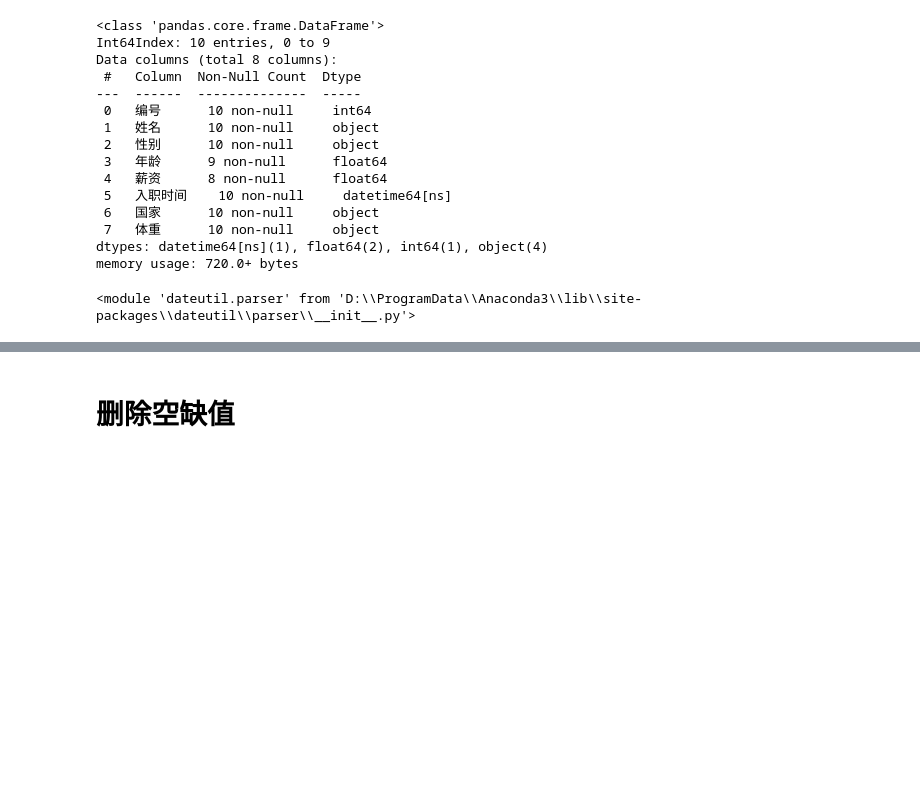
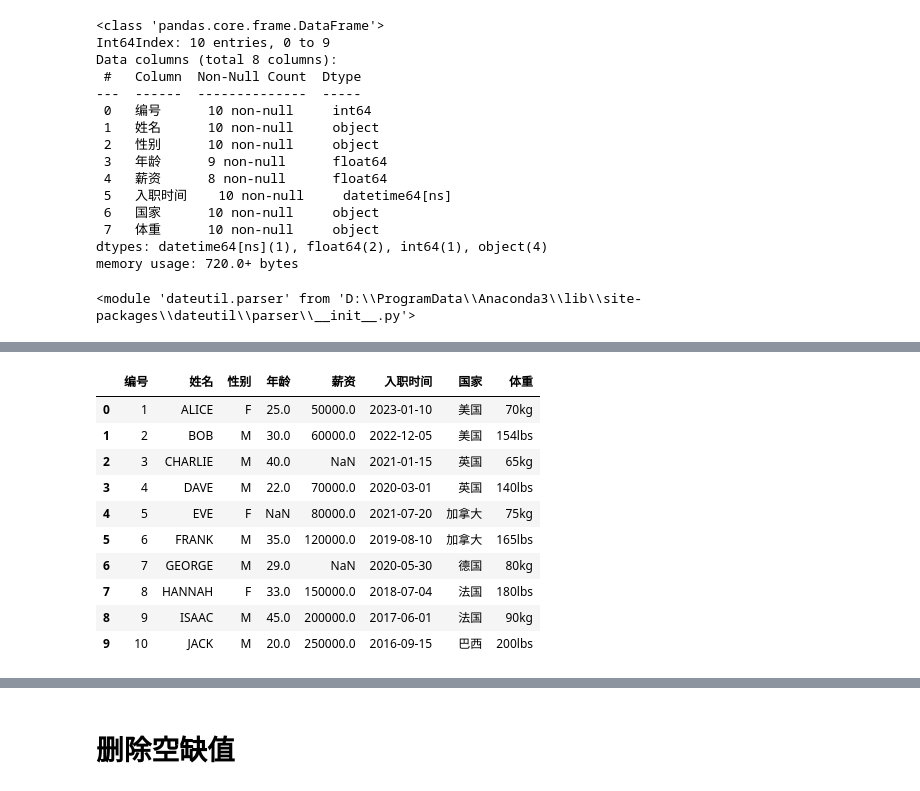
Before and after one commit to KingOfChelsea/PythonRepositoryCode, a Jupyter notebook: seesion_04.ipynb, the cells around one changed output, grey strips where cells are left out. Drawn from its saved outputs; the diff is of its cells as text; code cells hidden in the pictures; blank space fills up the shorter version.

```diff
--- a/seesion_04.ipynb
+++ b/seesion_04.ipynb
@@ -233,0 +278,32 @@ def date_parser(date):
+# %%
+countries_dic ={
+    'USA':'美国',
+    'UK':'英国',
+    'U.S.A.':'美国',
+    'canada':'加拿大',
+    'Japan':'日本',
+    'China':'中国',
+    'Germany':'德国',
+    'France':'法国',
+    'Italy':'意大利',
+    'Australia':'澳大利亚',
+    'South Korea':'韩国',
+    'New Zealand':'新西兰',
+    'United Kingdom':'英国',
+     'Canada':'加拿大',
+    "Brazil":"巴西"
+}
+df.国家 = df.国家.replace(countries_dic).str.title()
+df
+# %% [output]
+|  | 编号 | 姓名 | 性别 | 年龄 | 薪资 | 入职时间 | 国家 | 体重 |
+| 0 | 1 | ALICE | F | 25.0 | 50000.0 | 2023-01-10 | 美国 | 70kg |
+| 1 | 2 | BOB | M | 30.0 | 60000.0 | 2022-12-05 | 美国 | 154lbs |
+| 2 | 3 | CHARLIE | M | 40.0 | NaN | 2021-01-15 | 英国 | 65kg |
+| 3 | 4 | DAVE | M | 22.0 | 70000.0 | 2020-03-01 | 英国 | 140lbs |
+| 4 | 5 | EVE | F | NaN | 80000.0 | 2021-07-20 | 加拿大 | 75kg |
+| 5 | 6 | FRANK | M | 35.0 | 120000.0 | 2019-08-10 | 加拿大 | 165lbs |
+| 6 | 7 | GEORGE | M | 29.0 | NaN | 2020-05-30 | 德国 | 80kg |
+| 7 | 8 | HANNAH | F | 33.0 | 150000.0 | 2018-07-04 | 法国 | 180lbs |
+| 8 | 9 | ISAAC | M | 45.0 | 200000.0 | 2017-06-01 | 法国 | 90kg |
+| 9 | 10 | JACK | M | 20.0 | 250000.0 | 2016-09-15 | 巴西 | 200lbs |
```
Also changed, not shown: parts of 7 cells of this notebook.
